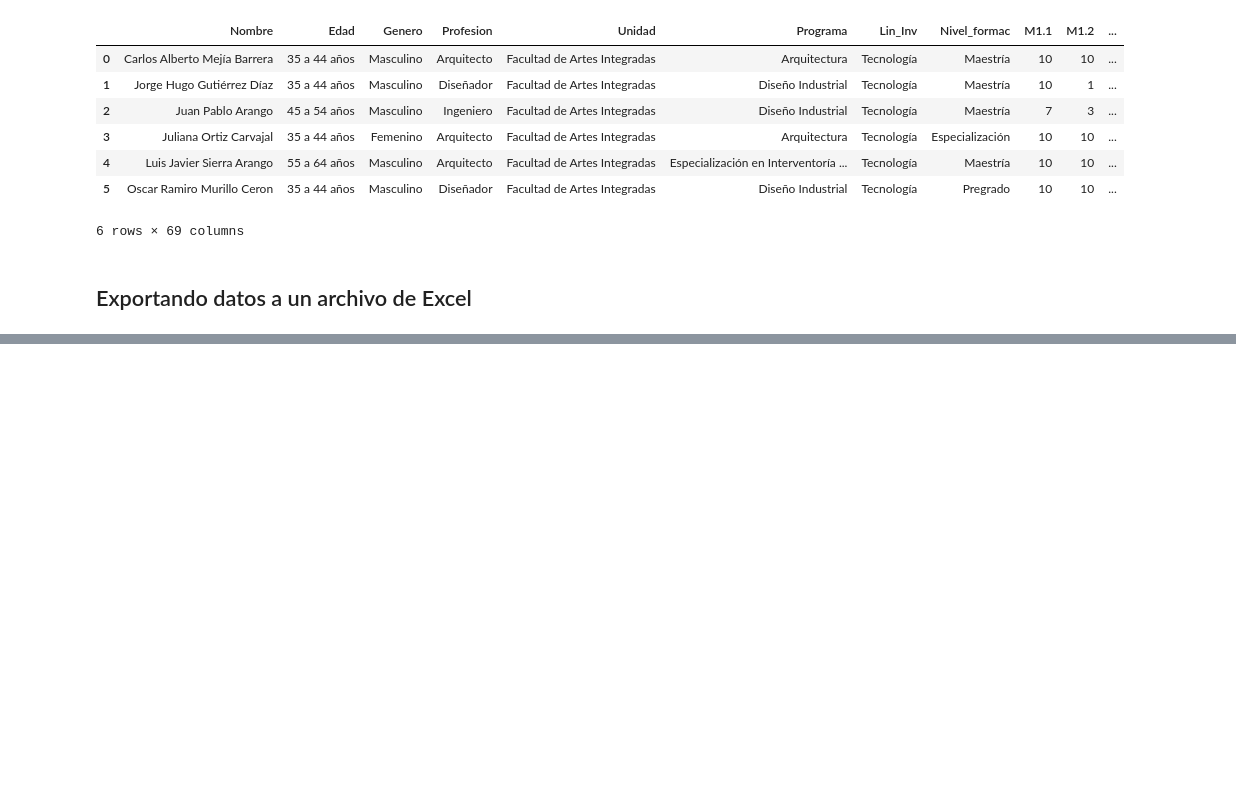
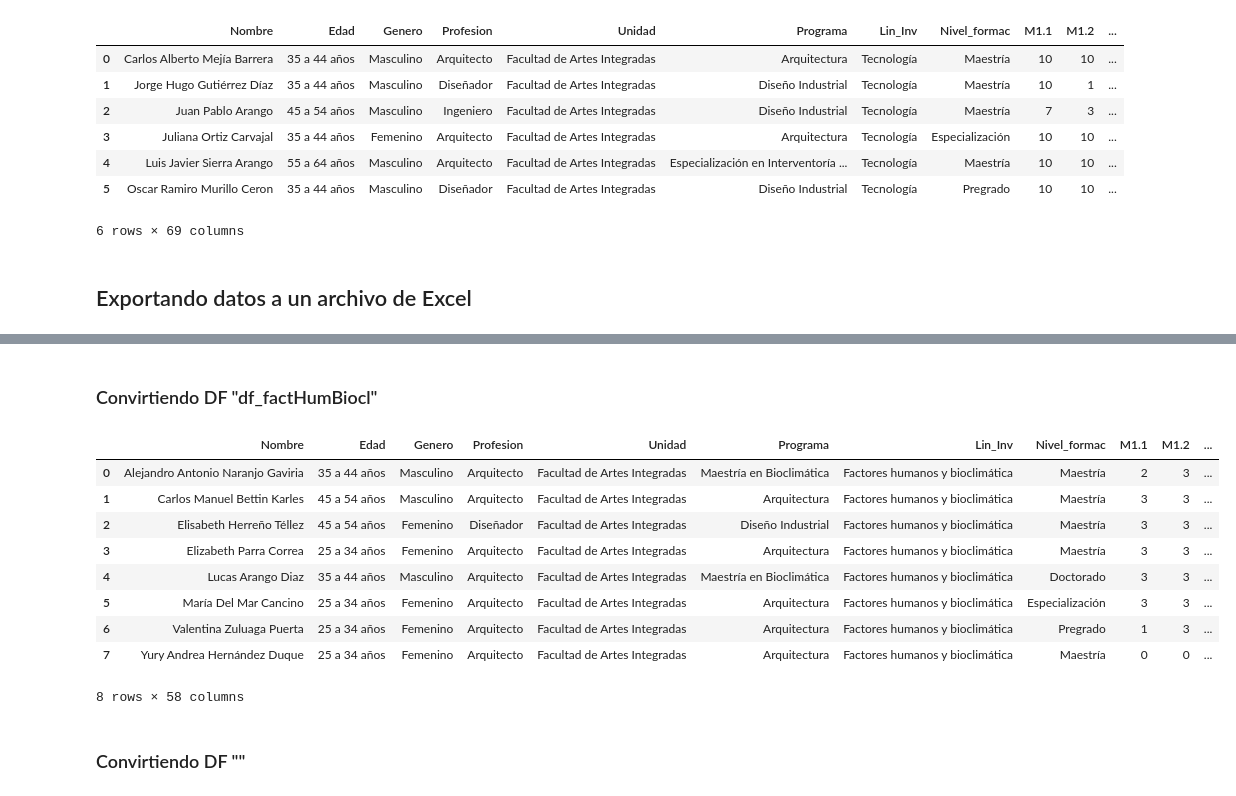
Before and after one commit to alejonaranjo83/mapa_conocimiento_v2, a Jupyter notebook: notebooks/0.1-alejo-data_read_process.ipynb, the cells around one changed output, grey strips where cells are left out. Cells and saved outputs as stored; diff of their text form; code cells hidden in the pictures; blank space fills up the shorter version.

```diff
--- a/notebooks/0.1-alejo-data_read_process.ipynb
+++ b/notebooks/0.1-alejo-data_read_process.ipynb
@@ -492,0 +624,32 @@ writer.close()
+# %% [markdown]
+### Convirtiendo DF "df_factHumBiocl"
+# %%
+# Obtener el índice de la columna "M5.10"
+indice_columna = df_factHumBiocl.columns.get_loc("M5.10")
+
+# Eliminar las columnas a partir de siguiente columna...
+df_factHumBiocl_convert = df_factHumBiocl.iloc[:, :indice_columna + 1]
+
+# Definir el diccionario de mapeo
+mapeo = {3: -1, 2: -2, 1: -3, 8: 1, 9: 2, 10: 3, 4: 0, 5: 0, 6: 0, 7: 0}
+
+# Seleccionar las columnas a partir de "M1.1"
+columnas_a_convertir = df_factHumBiocl_convert.columns[df_factHumBiocl_convert.columns.get_loc("M1.1"):]
+
+# Aplicar el mapeo a las columnas seleccionadas
+df_factHumBiocl_convert[columnas_a_convertir] = df_factHumBiocl_convert[columnas_a_convertir].applymap(lambda x: mapeo.get(x, x))
+
+df_factHumBiocl_convert
+# %% [output]
+|  | Nombre | Edad | Genero | Profesion | Unidad | Programa | Lin_Inv | Nivel_formac | M1.1 | M1.2 | ... |
+| 0 | Alejandro Antonio Naranjo Gaviria | 35 a 44 años | Masculino | Arquitecto | Facultad de Artes Integradas | Maestría en Bioclimática | Factores humanos y bioclimática | Maestría | 2 | 3 | ... |
+| 1 | Carlos Manuel Bettin Karles | 45 a 54 años | Masculino | Arquitecto | Facultad de Artes Integradas | Arquitectura | Factores humanos y bioclimática | Maestría | 3 | 3 | ... |
+| 2 | Elisabeth Herreño Téllez | 45 a 54 años | Femenino | Diseñador | Facultad de Artes Integradas | Diseño Industrial | Factores humanos y bioclimática | Maestría | 3 | 3 | ... |
+| 3 | Elizabeth Parra Correa | 25 a 34 años | Femenino | Arquitecto | Facultad de Artes Integradas | Arquitectura | Factores humanos y bioclimática | Maestría | 3 | 3 | ... |
+| 4 | Lucas Arango Diaz | 35 a 44 años | Masculino | Arquitecto | Facultad de Artes Integradas | Maestría en Bioclimática | Factores humanos y bioclimática | Doctorado | 3 | 3 | ... |
+| 5 | María Del Mar Cancino | 25 a 34 años | Femenino | Arquitecto | Facultad de Artes Integradas | Arquitectura | Factores humanos y bioclimática | Especialización | 3 | 3 | ... |
+| 6 | Valentina Zuluaga Puerta | 25 a 34 años | Femenino | Arquitecto | Facultad de Artes Integradas | Arquitectura | Factores humanos y bioclimática | Pregrado | 1 | 3 | ... |
+| 7 | Yury Andrea Hernández Duque | 25 a 34 años | Femenino | Arquitecto | Facultad de Artes Integradas | Arquitectura | Factores humanos y bioclimática | Maestría | 0 | 0 | ... |
+8 rows × 58 columns
+# %% [markdown]
+### Convirtiendo DF ""
```
Also changed, not shown: parts of 21 cells of this notebook, 5 other files.
